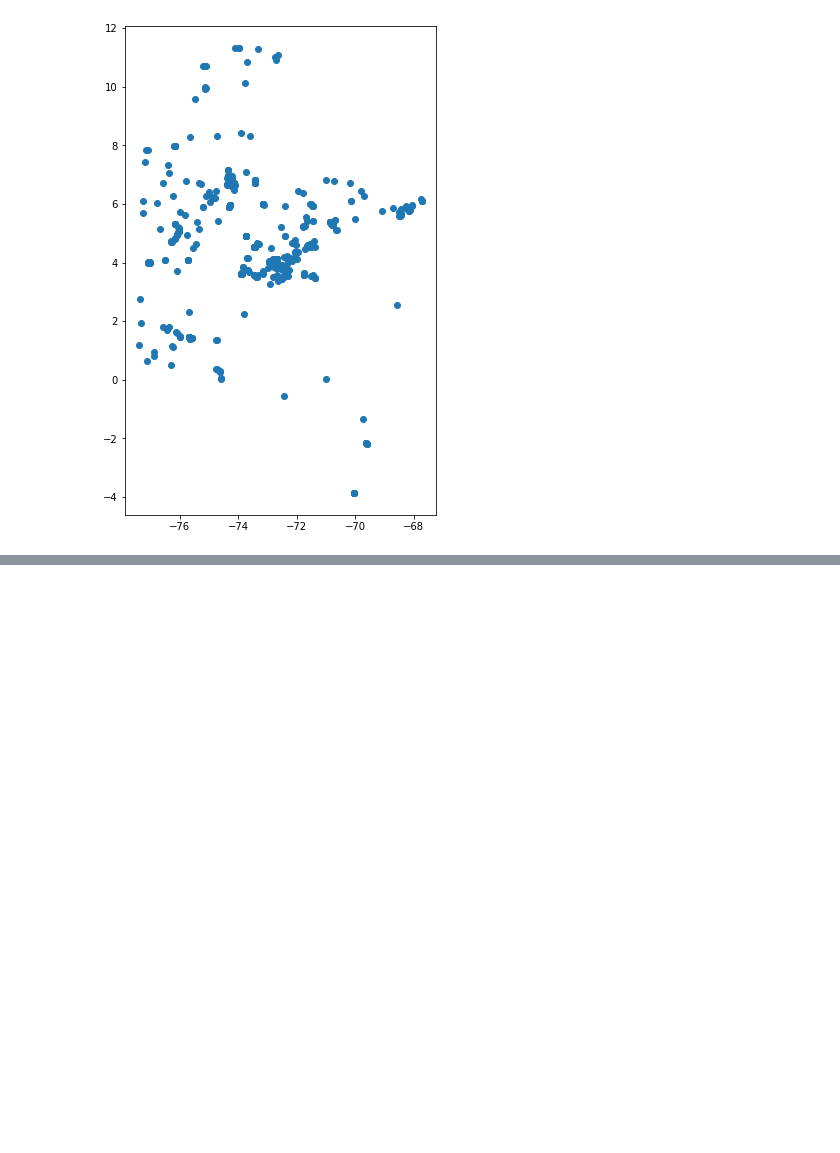
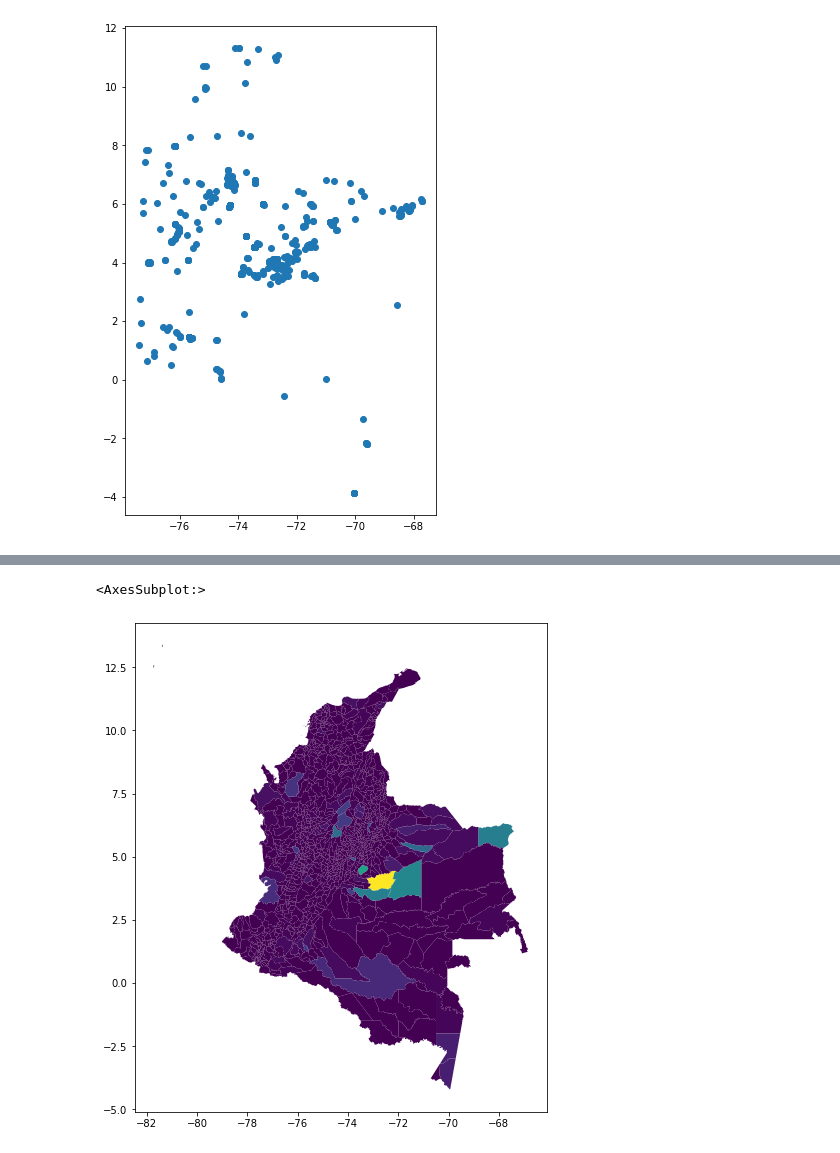
Before and after one commit to rpoandres/SE_Assessment, a Jupyter notebook: Main.ipynb, the cells around one changed output, grey strips where cells are left out. Saved outputs shown, nothing was run; the diff lists cells and outputs as text; code cells hidden in the pictures; blank space fills up the shorter version.

Commit message:
Initial mun count

```diff
--- a/Main.ipynb
+++ b/Main.ipynb
@@ -223,0 +236,14 @@ geo_jag_col.plot(ax=ax)
+# %%
+# Create a record count column
+geo_mun['record_count'] = 0
+# %%
+# Count number of record in each municipality
+for index, mun in geo_mun.iterrows():
+    # Filter points that intersect with the current polygon
+    intersecting_points = geo_jag_col[geo_jag_col.intersects(mun.geometry)]
+
+    # Count the number of intersecting points
+    count = len(intersecting_points)
+
+    # Store the count in the 'point_count' column
+    geo_mun.loc[index, 'record_count'] = count
@@ -223,0 +277,7 @@ geo_jag_col.plot(ax=ax)
+# %%
+# Plotting by record count
+fig, ax = plt.subplots(1,1, figsize=(12,9))
+geo_mun.plot(column='record_count',ax=ax)
+# %% [output]
+<AxesSubplot:>
+[figure, added]
```
Also changed, not shown: parts of 8 cells of this notebook.
